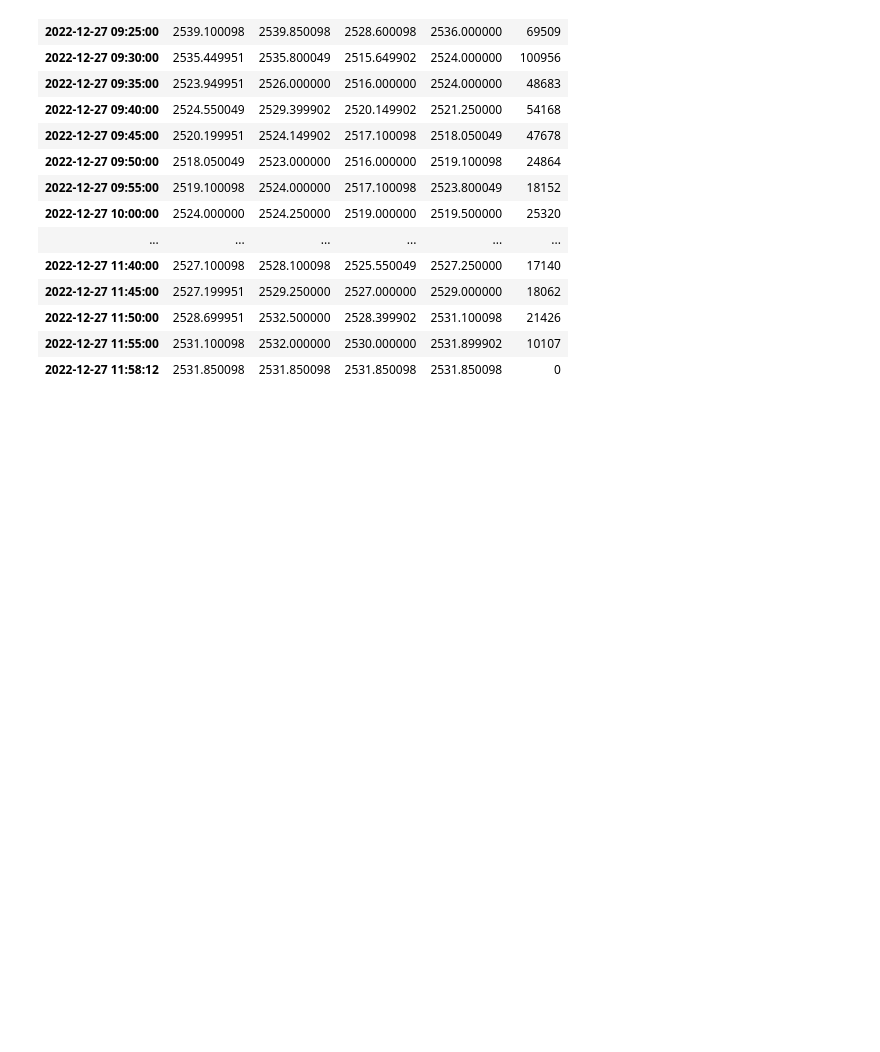
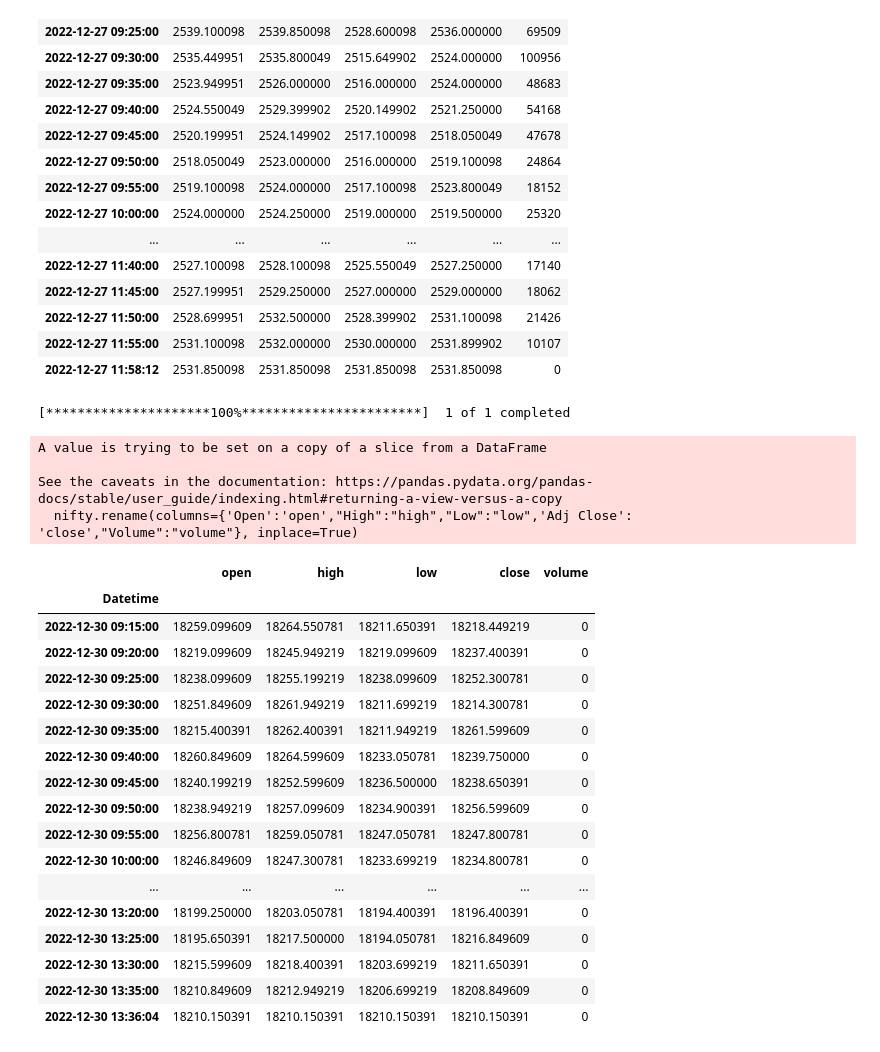
Before and after one commit to SohamDesai1/Trading, a Jupyter notebook: stocks_algo/yfinance.ipynb, the cells around one changed output. Drawn from its saved outputs; the diff is of its cells as text; code cells hidden in the pictures; blank space fills up the shorter version.

Commit message:
NSE and SENSEX data

```diff
--- a/stocks_algo/yfinance.ipynb
+++ b/stocks_algo/yfinance.ipynb
@@ -78,3 +78,33 @@ See the caveats in the documentation: https://pandas.pydata.org/pandas-docs/stab
 | 2022-12-27 11:50:00 | 2528.699951 | 2532.500000 | 2528.399902 | 2531.100098 | 21426 |
 | 2022-12-27 11:55:00 | 2531.100098 | 2532.000000 | 2530.000000 | 2531.899902 | 10107 |
 | 2022-12-27 11:58:12 | 2531.850098 | 2531.850098 | 2531.850098 | 2531.850098 | 0 |
+# %%
+# get the nifty index data
+nifty = yf.download('^NSEI', start='2022-12-30',interval='5m')
+nifty = nifty[[ 'Open', 'High', 'Low', 'Adj Close', 'Volume']]
+nifty.rename(columns={'Open':'open',"High":"high","Low":"low",'Adj Close': 'close',"Volume":"volume"}, inplace=True)
+nifty
+# %% [output]
+[*********************100%***********************]  1 of 1 completed
+A value is trying to be set on a copy of a slice from a DataFrame
+
+See the caveats in the documentation: https://pandas.pydata.org/pandas-docs/stable/user_guide/indexing.html#returning-a-view-versus-a-copy
+  nifty.rename(columns={'Open':'open',"High":"high","Low":"low",'Adj Close': 'close',"Volume":"volume"}, inplace=True)
+|  | open | high | low | close | volume |
+| Datetime |  |  |  |  |  |
+| 2022-12-30 09:15:00 | 18259.099609 | 18264.550781 | 18211.650391 | 18218.449219 | 0 |
+| 2022-12-30 09:20:00 | 18219.099609 | 18245.949219 | 18219.099609 | 18237.400391 | 0 |
+| 2022-12-30 09:25:00 | 18238.099609 | 18255.199219 | 18238.099609 | 18252.300781 | 0 |
+| 2022-12-30 09:30:00 | 18251.849609 | 18261.949219 | 18211.699219 | 18214.300781 | 0 |
+| 2022-12-30 09:35:00 | 18215.400391 | 18262.400391 | 18211.949219 | 18261.599609 | 0 |
+| 2022-12-30 09:40:00 | 18260.849609 | 18264.599609 | 18233.050781 | 18239.750000 | 0 |
+| 2022-12-30 09:45:00 | 18240.199219 | 18252.599609 | 18236.500000 | 18238.650391 | 0 |
+| 2022-12-30 09:50:00 | 18238.949219 | 18257.099609 | 18234.900391 | 18256.599609 | 0 |
+| 2022-12-30 09:55:00 | 18256.800781 | 18259.050781 | 18247.050781 | 18247.800781 | 0 |
+| 2022-12-30 10:00:00 | 18246.849609 | 18247.300781 | 18233.699219 | 18234.800781 | 0 |
+| ... | ... | ... | ... | ... | ... |
+| 2022-12-30 13:20:00 | 18199.250000 | 18203.050781 | 18194.400391 | 18196.400391 | 0 |
+| 2022-12-30 13:25:00 | 18195.650391 | 18217.500000 | 18194.050781 | 18216.849609 | 0 |
+| 2022-12-30 13:30:00 | 18215.599609 | 18218.400391 | 18203.699219 | 18211.650391 | 0 |
+| 2022-12-30 13:35:00 | 18210.849609 | 18212.949219 | 18206.699219 | 18208.849609 | 0 |
+| 2022-12-30 13:36:04 | 18210.150391 | 18210.150391 | 18210.150391 | 18210.150391 | 0 |
```
Also changed, not shown: parts of 1 cell of this notebook.
